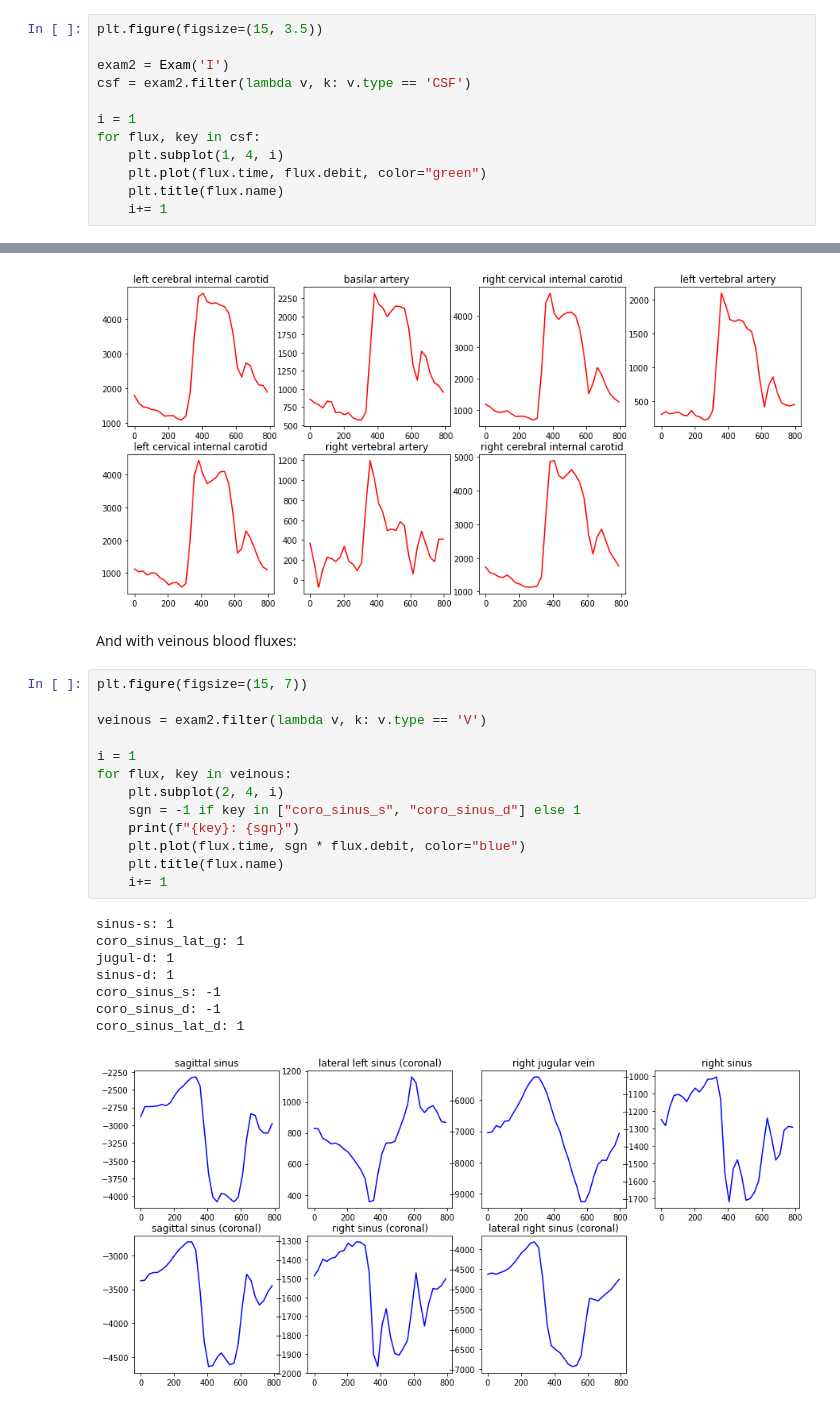
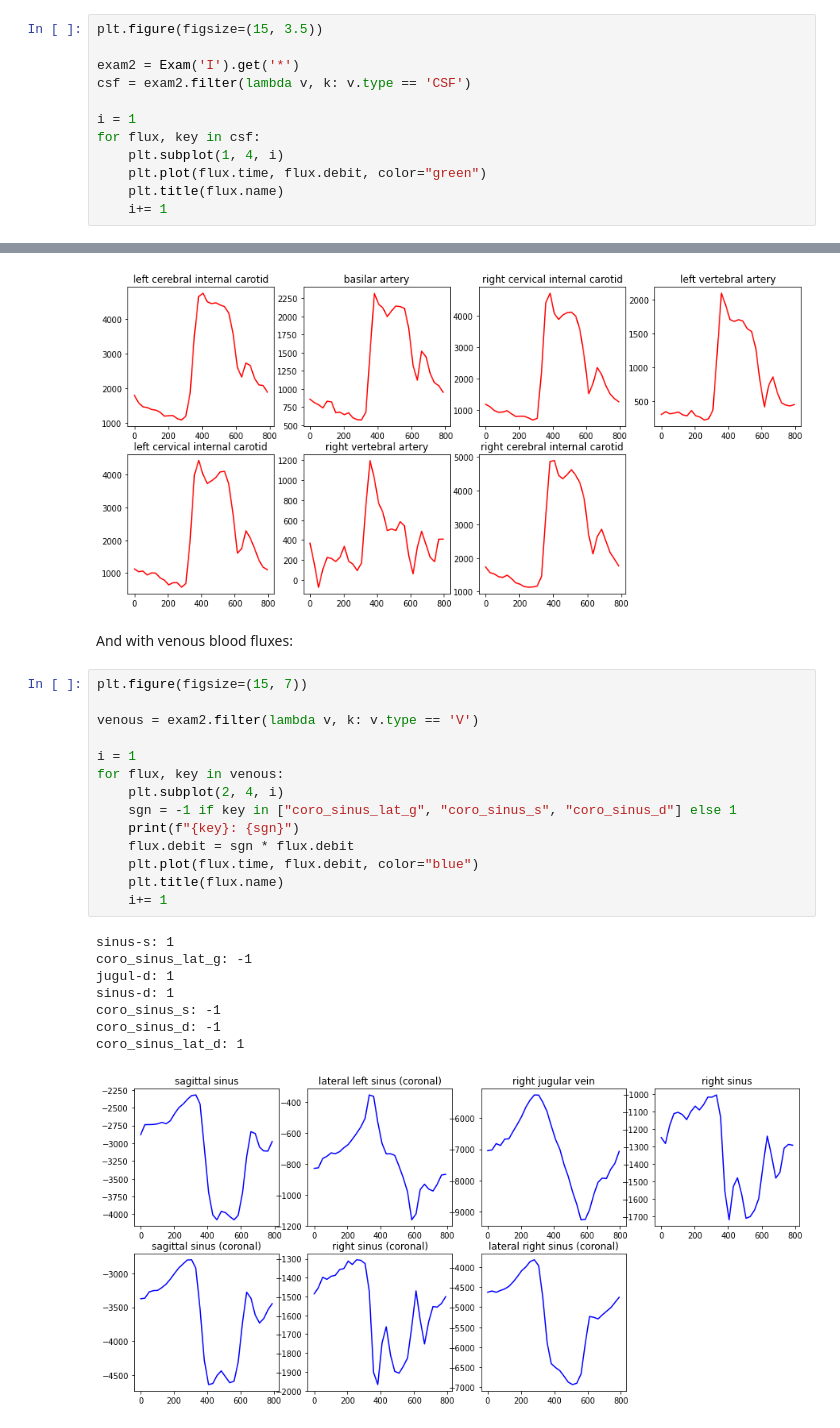
Before and after one commit to opeltre/revert, a Jupyter notebook: flux/exam.ipynb, the cells around one changed output, grey strips where cells are left out. Drawn from its saved outputs; the diff is of its cells as text.

```diff
--- a/flux/curves.ipynb
+++ b/flux/exam.ipynb
@@ -39,7 +36,7 @@ The following code will for instance plot all measured CSF fluxes.
 # %%
 plt.figure(figsize=(15, 3.5))
 
-exam2 = Exam('I')
+exam2 = Exam('I').get('*')
 csf = exam2.filter(lambda v, k: v.type == 'CSF')
 
 i = 1
@@ -66,26 +63,27 @@ for flux, key in arterial:
 # %% [output]
 [figure]
 # %% [markdown]
-And with veinous blood fluxes:
+And with venous blood fluxes:
 # %%
 plt.figure(figsize=(15, 7))
 
-veinous = exam2.filter(lambda v, k: v.type == 'V')
+venous = exam2.filter(lambda v, k: v.type == 'V')
 
 i = 1
-for flux, key in veinous:
+for flux, key in venous:
     plt.subplot(2, 4, i)
-    sgn = -1 if key in ["coro_sinus_s", "coro_sinus_d"] else 1
+    sgn = -1 if key in ["coro_sinus_lat_g", "coro_sinus_s", "coro_sinus_d"] else 1
     print(f"{key}: {sgn}")
-    plt.plot(flux.time, sgn * flux.debit, color="blue")
+    flux.debit = sgn * flux.debit
+    plt.plot(flux.time, flux.debit, color="blue")
     plt.title(flux.name)
     i+= 1
 # %% [output]
 sinus-s: 1
-coro_sinus_lat_g: 1
+coro_sinus_lat_g: -1
 jugul-d: 1
 sinus-d: 1
 coro_sinus_s: -1
 coro_sinus_d: -1
 coro_sinus_lat_d: 1
-[figure, old version]
+[figure, new version]
```
Also changed, not shown: parts of 11 cells of this notebook, 8 other files.
